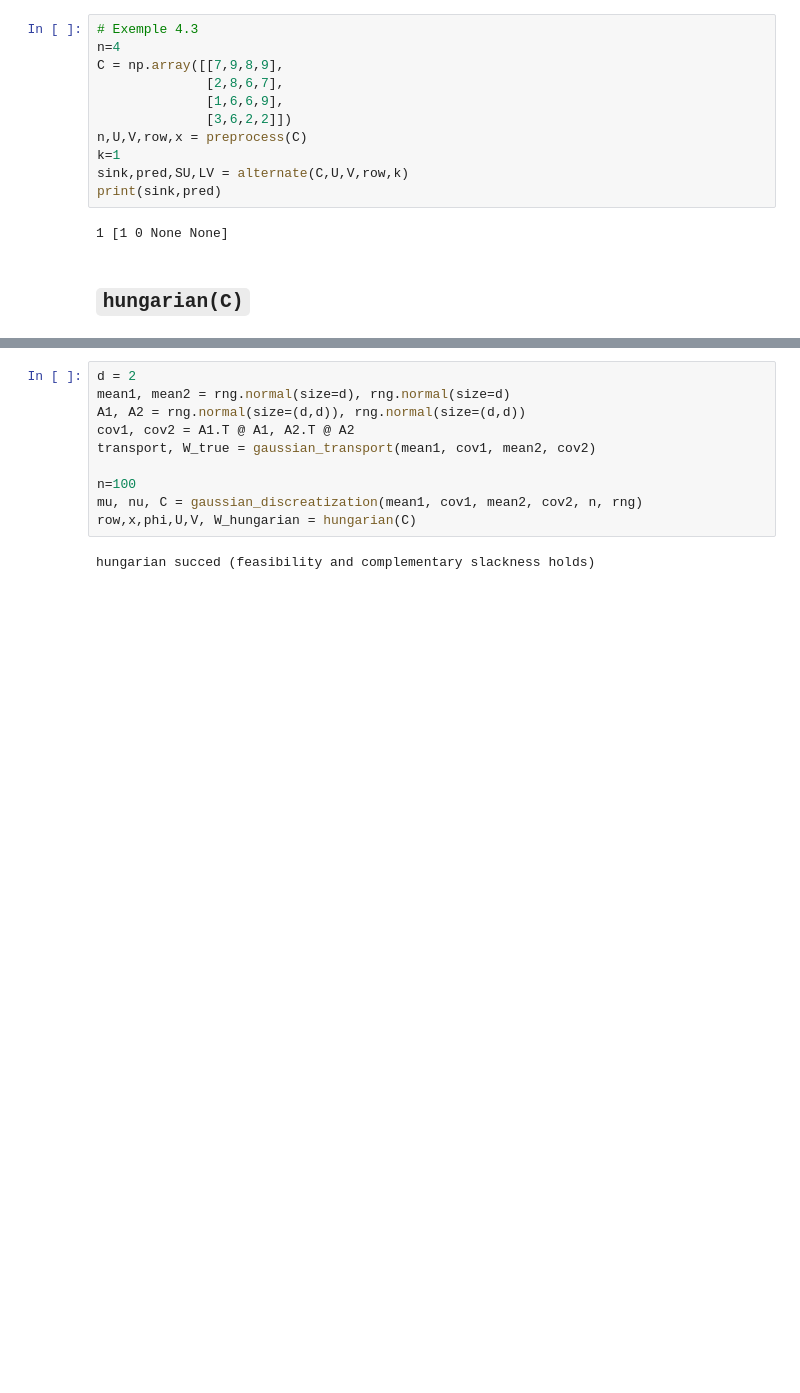
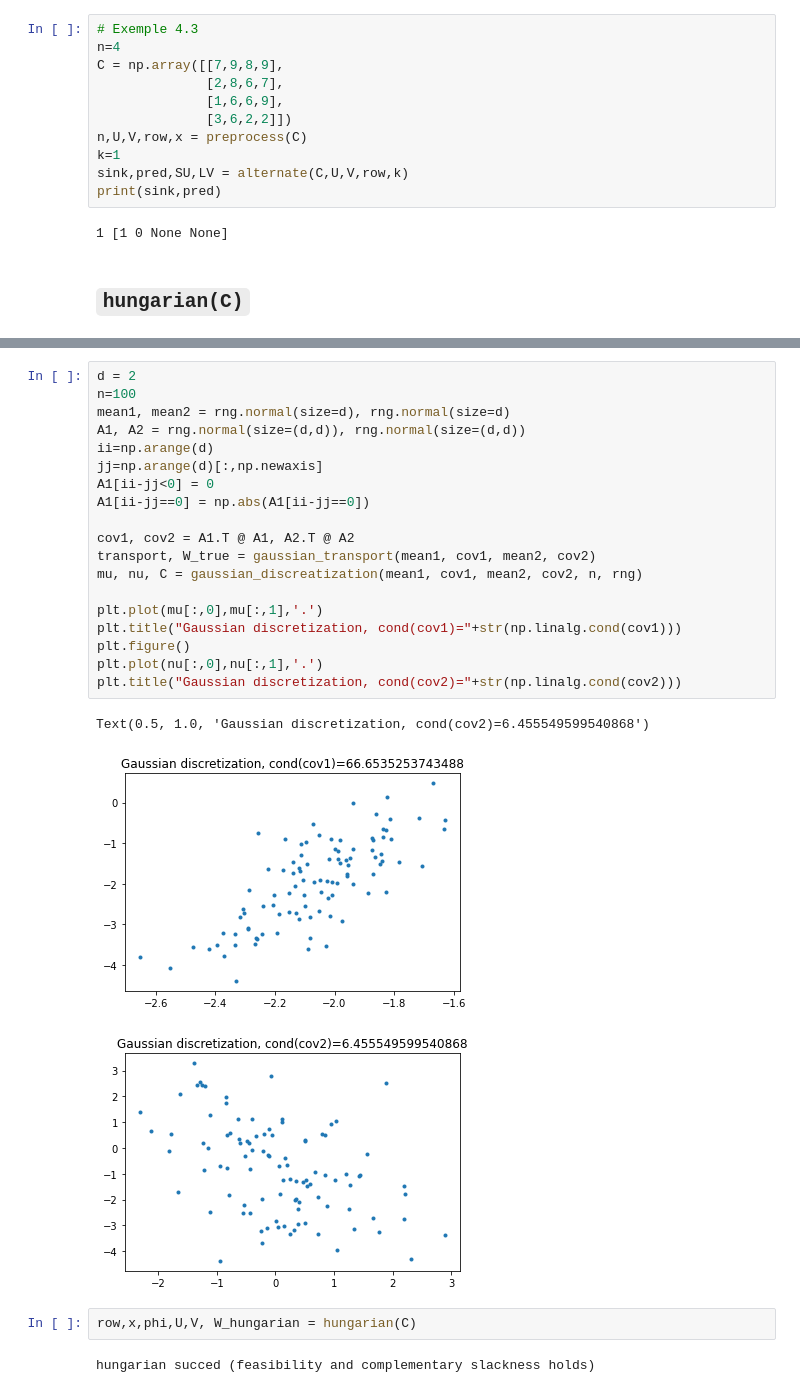
Before and after one commit to Benoit-Muller/Computational-Optimal-Transport, a Jupyter notebook: tests.ipynb, the cells around one changed output, grey strips where cells are left out. Saved outputs shown, nothing was run; the diff lists cells and outputs as text; blank space fills up the shorter version.

```diff
--- a/tests.ipynb
+++ b/tests.ipynb
@@ -189,15 +246,30 @@ The autoreload extension is already loaded. To reload it, use:
 # %%
 d = 2
+n=100
 mean1, mean2 = rng.normal(size=d), rng.normal(size=d)
 A1, A2 = rng.normal(size=(d,d)), rng.normal(size=(d,d))
+ii=np.arange(d)
+jj=np.arange(d)[:,np.newaxis]
+A1[ii-jj<0] = 0
+A1[ii-jj==0] = np.abs(A1[ii-jj==0])
+
 cov1, cov2 = A1.T @ A1, A2.T @ A2
 transport, W_true = gaussian_transport(mean1, cov1, mean2, cov2)
+mu, nu, C = gaussian_discreatization(mean1, cov1, mean2, cov2, n, rng)
 
-n=100
-mu, nu, C = gaussian_discreatization(mean1, cov1, mean2, cov2, n, rng)
-row,x,phi,U,V, W_hungarian = hungarian(C)
+plt.plot(mu[:,0],mu[:,1],'.')
+plt.title("Gaussian discretization, cond(cov1)="+str(np.linalg.cond(cov1)))
+plt.figure()
+plt.plot(nu[:,0],nu[:,1],'.')
+plt.title("Gaussian discretization, cond(cov2)="+str(np.linalg.cond(cov2)))
 # %% [output]
-hungarian succed (feasibility and complementary slackness holds)
+Text(0.5, 1.0, 'Gaussian discretization, cond(cov2)=6.455549599540868')
+[figure, added]
+[figure, added]
+# %%
+row,x,phi,U,V, W_hungarian = hungarian(C)
+# %% [output]
+hungarian succed (feasibility and complementary slackness holds)
 # %%
 print("W_true =",W_true)
 #transported_mu = np.array([transport(mu[:,i] for i in range(n))]).T
```
Also changed, not shown: parts of 12 cells of this notebook, 2 other files.
